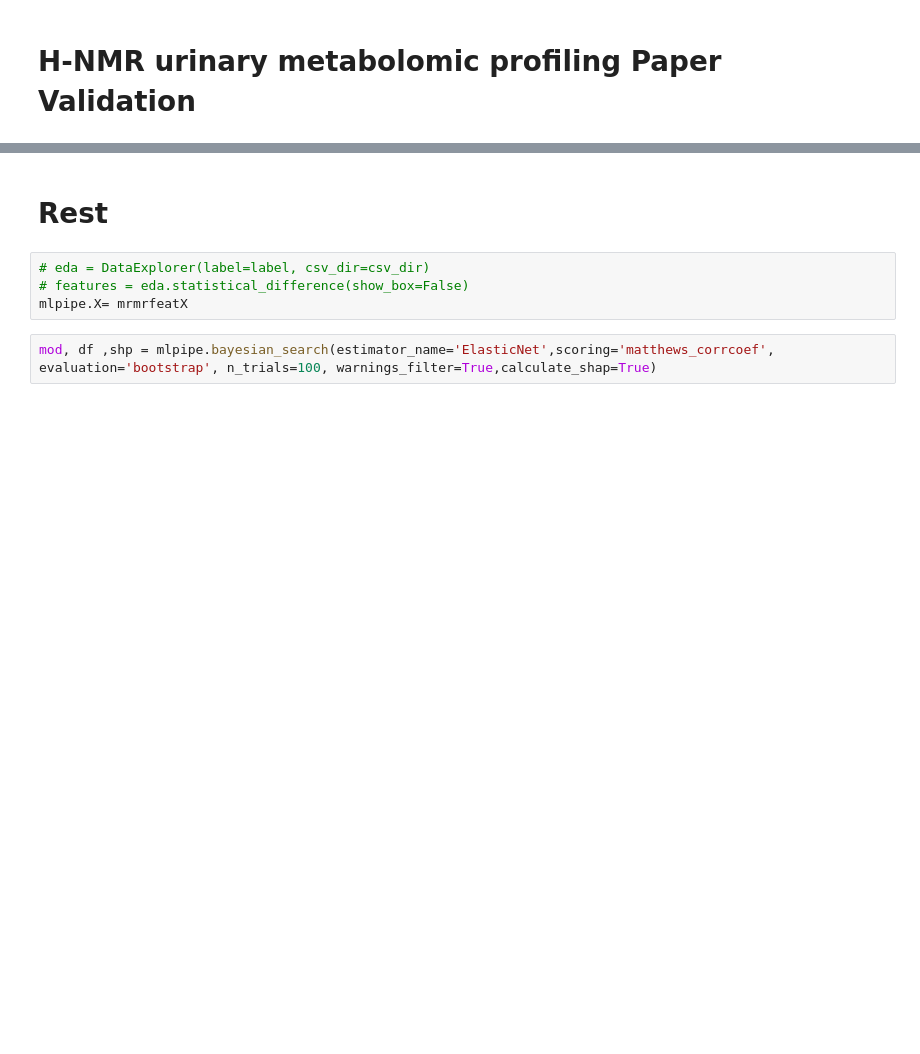
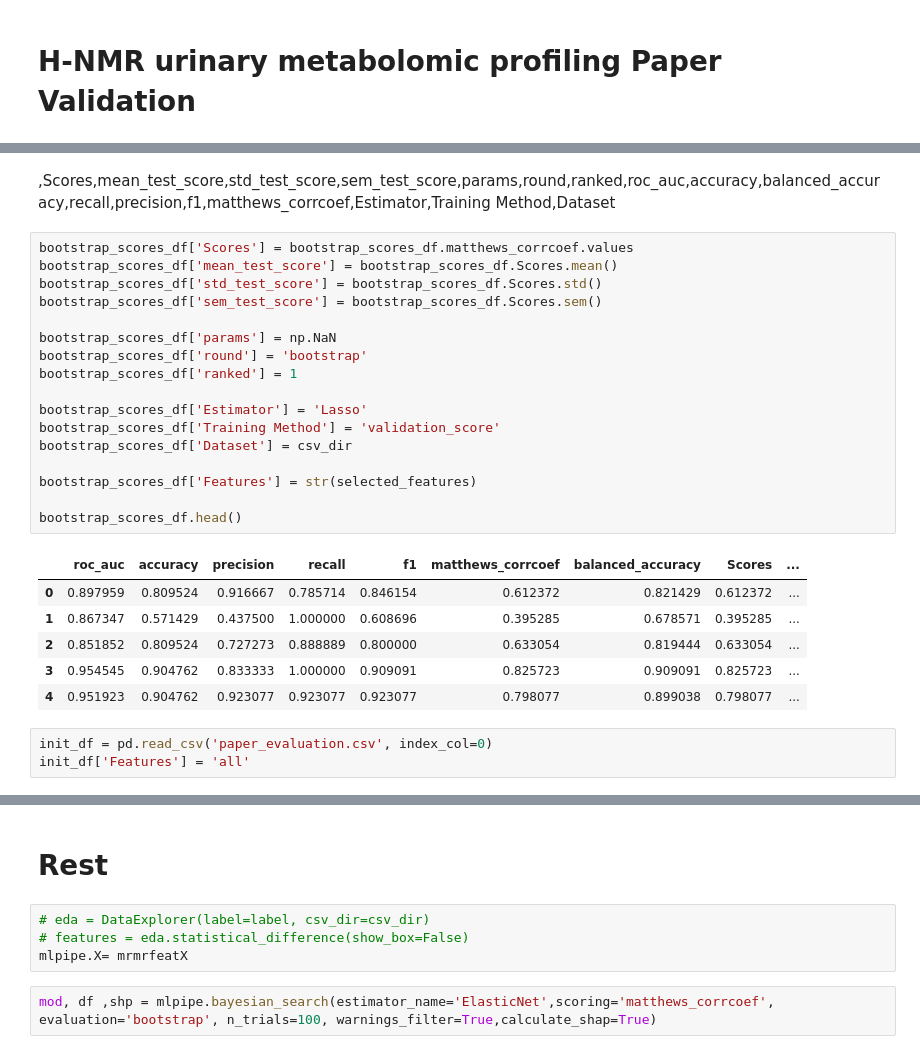
Before and after one commit to costasmexis/AI4META, a Jupyter notebook: test_pipeline.ipynb, the cells around one changed output, grey strips where cells are left out. Drawn from its saved outputs; the diff is of its cells as text; blank space fills up the shorter version.

```diff
--- a/test_pipeline.ipynb
+++ b/test_pipeline.ipynb
@@ -160,3 +167,32 @@ fig.update_layout(
 
 # Show the plot
 fig.show()
+# %% [markdown]
+,Scores,mean_test_score,std_test_score,sem_test_score,params,round,ranked,roc_auc,accuracy,balanced_accuracy,recall,precision,f1,matthews_corrcoef,Estimator,Training Method,Dataset
+# %%
+bootstrap_scores_df['Scores'] = bootstrap_scores_df.matthews_corrcoef.values
+bootstrap_scores_df['mean_test_score'] = bootstrap_scores_df.Scores.mean()
+bootstrap_scores_df['std_test_score'] = bootstrap_scores_df.Scores.std()
+bootstrap_scores_df['sem_test_score'] = bootstrap_scores_df.Scores.sem()
+
+bootstrap_scores_df['params'] = np.NaN
+bootstrap_scores_df['round'] = 'bootstrap'
+bootstrap_scores_df['ranked'] = 1
+
+bootstrap_scores_df['Estimator'] = 'Lasso'
+bootstrap_scores_df['Training Method'] = 'validation_score'
+bootstrap_scores_df['Dataset'] = csv_dir
+
+bootstrap_scores_df['Features'] = str(selected_features)
+
+bootstrap_scores_df.head()
+# %% [output]
+|  | roc_auc | accuracy | precision | recall | f1 | matthews_corrcoef | balanced_accuracy | Scores | ... |
+| 0 | 0.897959 | 0.809524 | 0.916667 | 0.785714 | 0.846154 | 0.612372 | 0.821429 | 0.612372 | ... |
+| 1 | 0.867347 | 0.571429 | 0.437500 | 1.000000 | 0.608696 | 0.395285 | 0.678571 | 0.395285 | ... |
+| 2 | 0.851852 | 0.809524 | 0.727273 | 0.888889 | 0.800000 | 0.633054 | 0.819444 | 0.633054 | ... |
+| 3 | 0.954545 | 0.904762 | 0.833333 | 1.000000 | 0.909091 | 0.825723 | 0.909091 | 0.825723 | ... |
+| 4 | 0.951923 | 0.904762 | 0.923077 | 0.923077 | 0.923077 | 0.798077 | 0.899038 | 0.798077 | ... |
+# %%
+init_df = pd.read_csv('paper_evaluation.csv', index_col=0)
+init_df['Features'] = 'all'
```
Also changed, not shown: parts of 7 cells of this notebook, 2 other files.
